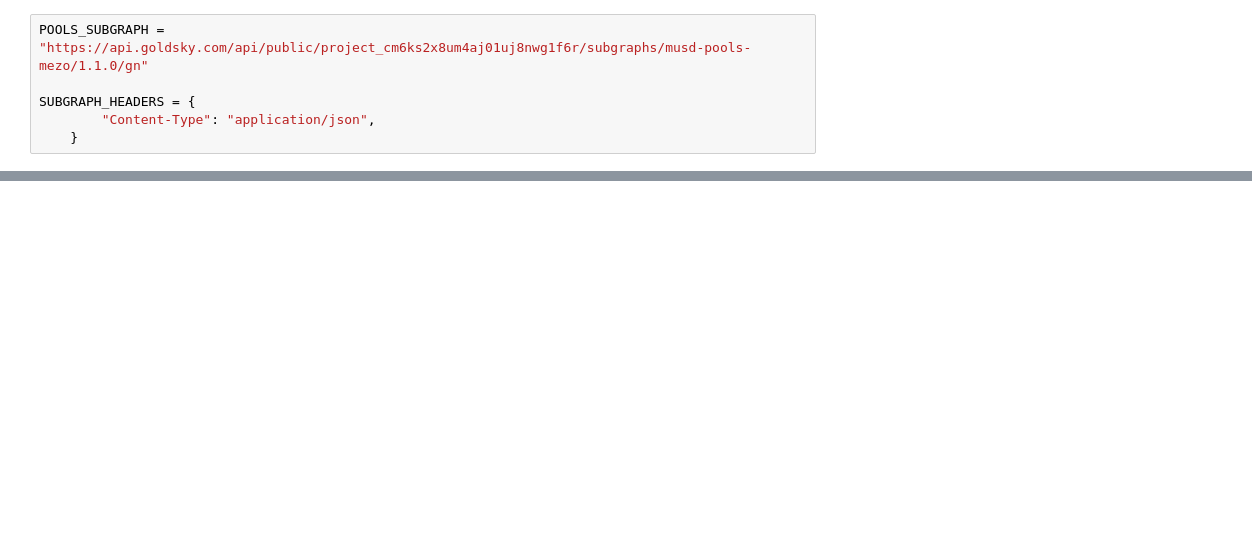
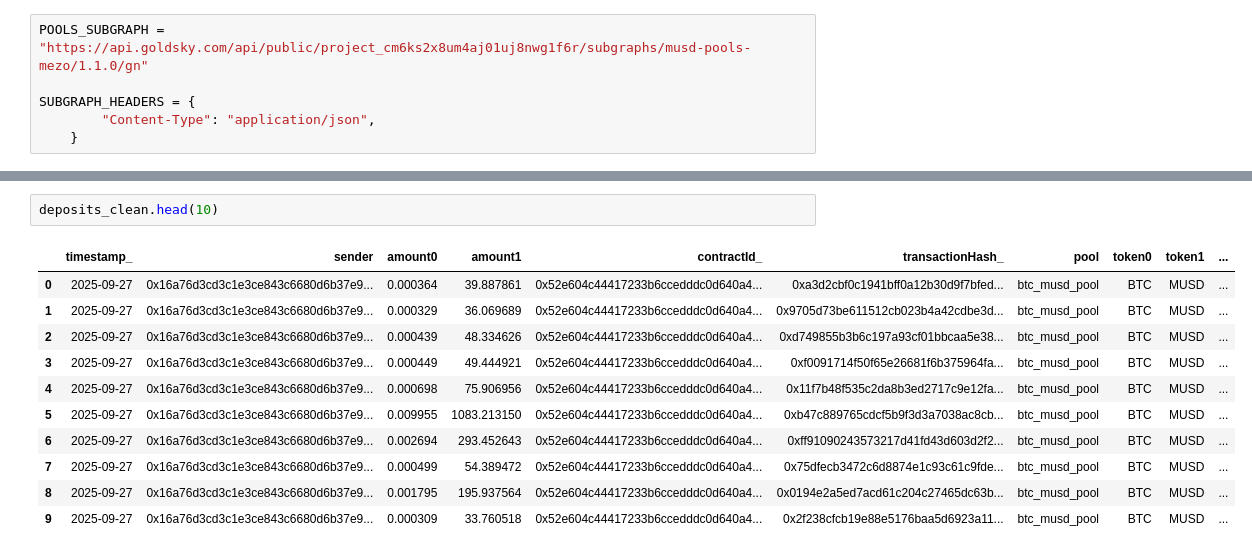
Before and after one commit to thesis/mezo-analytics, a Jupyter notebook: notebooks/pools-02-09_2025.ipynb, the cells around one changed output, grey strips where cells are left out. Cells and saved outputs as stored; diff of their text form; blank space fills up the shorter version.

```diff
--- a/notebooks/pools-02-09_2025.ipynb
+++ b/notebooks/pools-02-09_2025.ipynb
@@ -126,0 +175,14 @@ withdrawals_clean = process_pools_data(withdrawals_data, 'withdrawal')
+# %%
+deposits_clean.head(10)
+# %% [output]
+|  | timestamp_ | sender | amount0 | amount1 | contractId_ | transactionHash_ | pool | token0 | token1 | ... |
+| 0 | 2025-09-27 | 0x16a76d3cd3c1e3ce843c6680d6b37e9... | 0.000364 | 39.887861 | 0x52e604c44417233b6ccedddc0d640a4... | 0xa3d2cbf0c1941bff0a12b30d9f7bfed... | btc_musd_pool | BTC | MUSD | ... |
+| 1 | 2025-09-27 | 0x16a76d3cd3c1e3ce843c6680d6b37e9... | 0.000329 | 36.069689 | 0x52e604c44417233b6ccedddc0d640a4... | 0x9705d73be611512cb023b4a42cdbe3d... | btc_musd_pool | BTC | MUSD | ... |
+| 2 | 2025-09-27 | 0x16a76d3cd3c1e3ce843c6680d6b37e9... | 0.000439 | 48.334626 | 0x52e604c44417233b6ccedddc0d640a4... | 0xd749855b3b6c197a93cf01bbcaa5e38... | btc_musd_pool | BTC | MUSD | ... |
+| 3 | 2025-09-27 | 0x16a76d3cd3c1e3ce843c6680d6b37e9... | 0.000449 | 49.444921 | 0x52e604c44417233b6ccedddc0d640a4... | 0xf0091714f50f65e26681f6b375964fa... | btc_musd_pool | BTC | MUSD | ... |
+| 4 | 2025-09-27 | 0x16a76d3cd3c1e3ce843c6680d6b37e9... | 0.000698 | 75.906956 | 0x52e604c44417233b6ccedddc0d640a4... | 0x11f7b48f535c2da8b3ed2717c9e12fa... | btc_musd_pool | BTC | MUSD | ... |
+| 5 | 2025-09-27 | 0x16a76d3cd3c1e3ce843c6680d6b37e9... | 0.009955 | 1083.213150 | 0x52e604c44417233b6ccedddc0d640a4... | 0xb47c889765cdcf5b9f3d3a7038ac8cb... | btc_musd_pool | BTC | MUSD | ... |
+| 6 | 2025-09-27 | 0x16a76d3cd3c1e3ce843c6680d6b37e9... | 0.002694 | 293.452643 | 0x52e604c44417233b6ccedddc0d640a4... | 0xff91090243573217d41fd43d603d2f2... | btc_musd_pool | BTC | MUSD | ... |
+| 7 | 2025-09-27 | 0x16a76d3cd3c1e3ce843c6680d6b37e9... | 0.000499 | 54.389472 | 0x52e604c44417233b6ccedddc0d640a4... | 0x75dfecb3472c6d8874e1c93c61c9fde... | btc_musd_pool | BTC | MUSD | ... |
+| 8 | 2025-09-27 | 0x16a76d3cd3c1e3ce843c6680d6b37e9... | 0.001795 | 195.937564 | 0x52e604c44417233b6ccedddc0d640a4... | 0x0194e2a5ed7acd61c204c27465dc63b... | btc_musd_pool | BTC | MUSD | ... |
+| 9 | 2025-09-27 | 0x16a76d3cd3c1e3ce843c6680d6b37e9... | 0.000309 | 33.760518 | 0x52e604c44417233b6ccedddc0d640a4... | 0x2f238cfcb19e88e5176baa5d6923a11... | btc_musd_pool | BTC | MUSD | ... |
```
Also changed, not shown: parts of 40 cells of this notebook, 2 other files.
